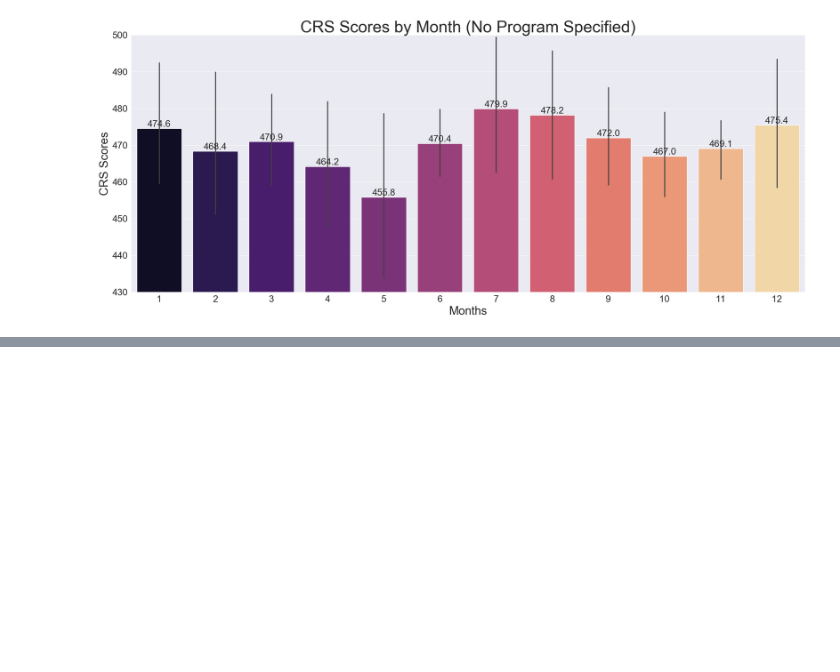
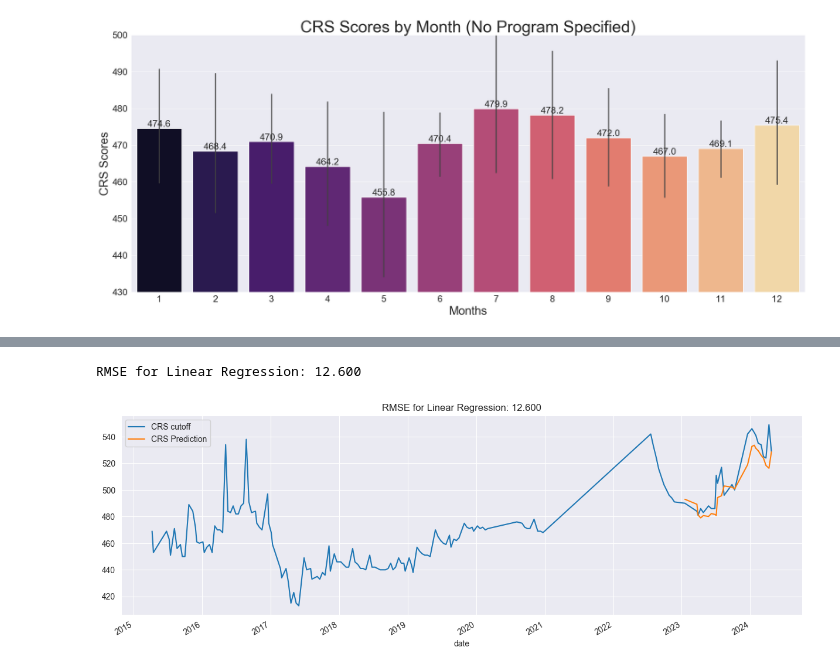
Before and after one commit to anicolas91/CRScanada_MLOps, a Jupyter notebook: CRScanada_modelDevelopment.ipynb, the cells around one changed output, grey strips where cells are left out. Drawn from its saved outputs; the diff is of its cells as text; code cells hidden in the pictures; blank space fills up the shorter version.

Commit message:
feat(CRScanada_modelDevelopment.ipynb): finished analysis of a couple models adn drew conclusion on best selection
next up will be the OPs part of this project

```diff
--- a/CRScanada_modelDevelopment.ipynb
+++ b/CRScanada_modelDevelopment.ipynb
@@ -360,0 +441,22 @@ Given the type of data we have (non-stationary and seasonal with ~300 points and
+# %%
+# fit model
+model = LinearRegression()
+model.fit(X_train, y_train)
+
+# predict the response on test
+data_test['CRS Prediction'] = model.predict(X_test)
+# %%
+# calculate the RMSE
+rmse = root_mean_squared_error(y_true=data_test['CRS cutoff'],
+                   y_pred=data_test['CRS Prediction'])
+
+title = f'RMSE for Linear Regression: {rmse:.3f}'
+print(title)
+
+
+# plot the linear regression
+data_all = pd.concat([data_test, data_train], sort=False)
+_ = data_all[['CRS cutoff','CRS Prediction']].plot(figsize=(15, 5), title = title)
+# %% [output]
+RMSE for Linear Regression: 12.600
+[figure, added]
```
Also changed, not shown: parts of 32 cells of this notebook.
